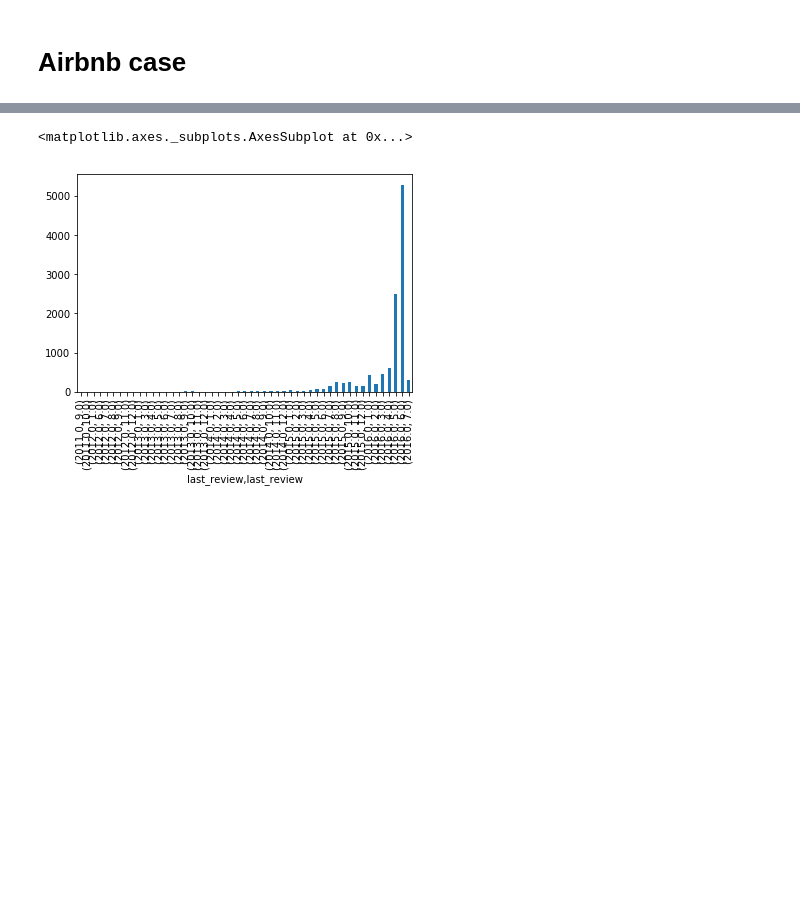
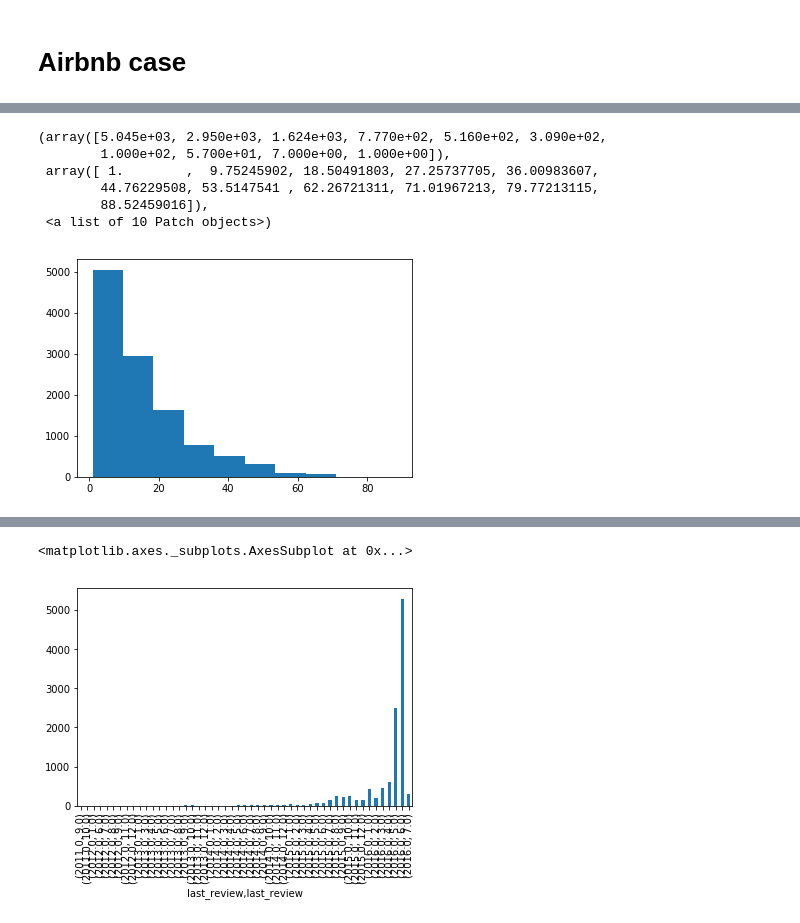
Before and after one commit to ant-on-su/case, a Jupyter notebook: notebooks/start.ipynb, the cells around one changed output, grey strips where cells are left out. Drawn from its saved outputs; the diff is of its cells as text; code cells hidden in the pictures; blank space fills up the shorter version.

```diff
--- a/notebooks/start.ipynb
+++ b/notebooks/start.ipynb
@@ -42,3 +72,17 @@ df.head(20)
+# %%
+%matplotlib inline
+import matplotlib.pyplot as plt
+import seaborn as sns
+
+plt.hist(df['months_exist'])
+# %% [output]
+(array([5.045e+03, 2.950e+03, 1.624e+03, 7.770e+02, 5.160e+02, 3.090e+02,
+        1.000e+02, 5.700e+01, 7.000e+00, 1.000e+00]),
+ array([ 1.        ,  9.75245902, 18.50491803, 27.25737705, 36.00983607,
+        44.76229508, 53.5147541 , 62.26721311, 71.01967213, 79.77213115,
+        88.52459016]),
+ <a list of 10 Patch objects>)
+[figure, added]
 # %%
 df['months_exist'].describe()
 # %% [output]
```
Also changed, not shown: parts of 20 cells of this notebook, 1 other file.
